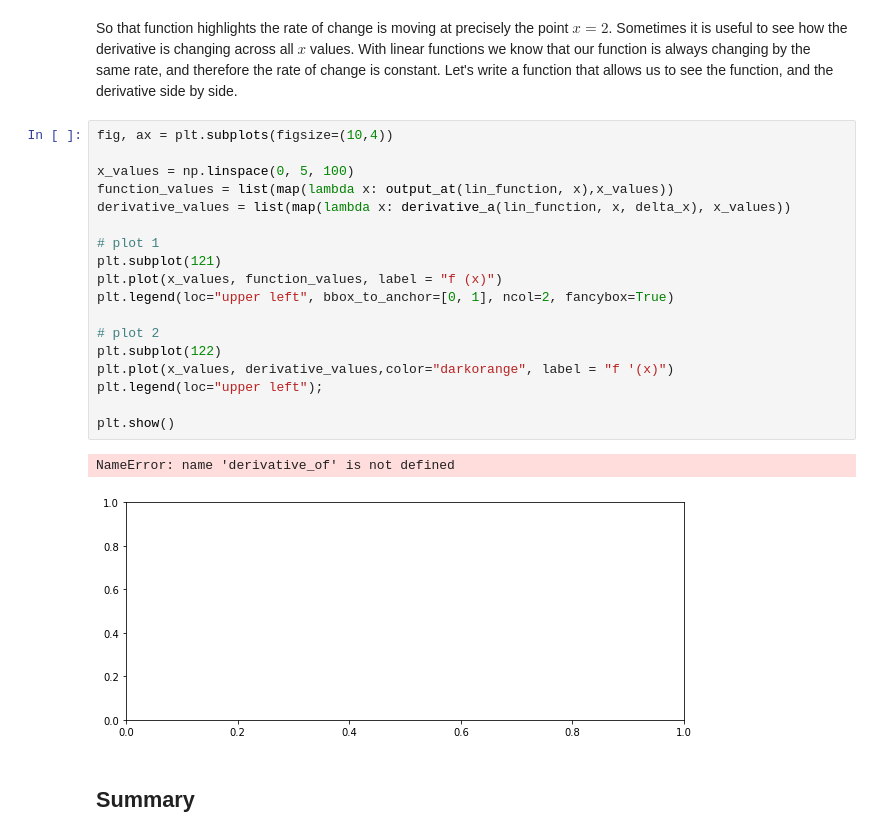
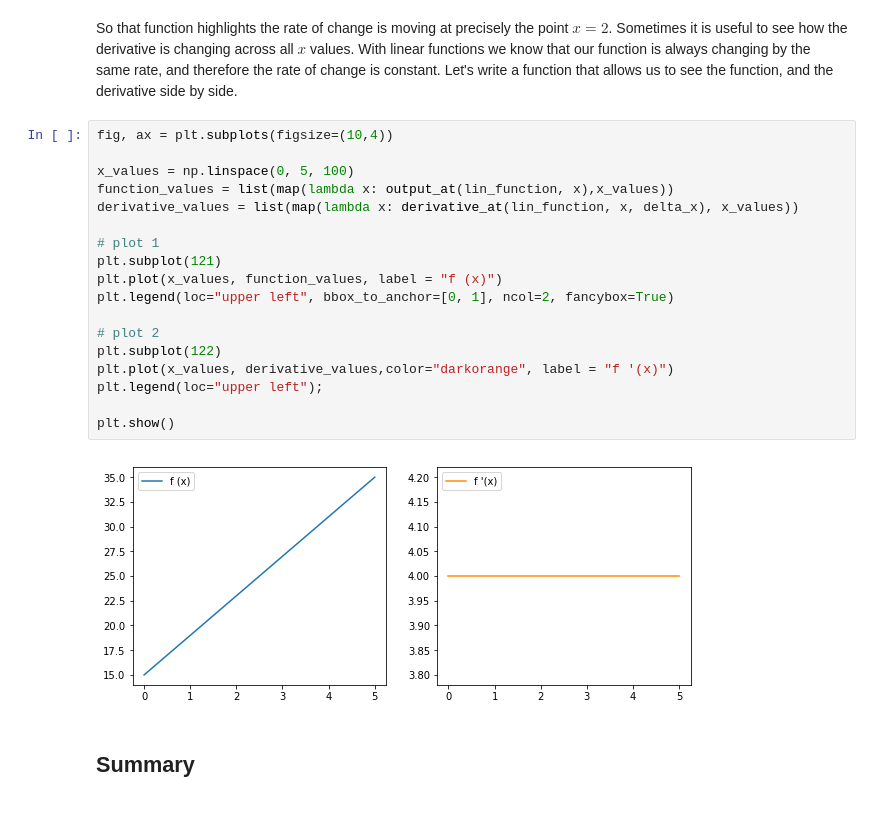
Before and after one commit to tzulungs/dsc-2-14-04-introduction-to-derivatives-lab-nyc-ds-career-012819, a Jupyter notebook: index.ipynb, the cells around one changed output. Cells and saved outputs as stored; diff of their text form.

```diff
--- a/index.ipynb
+++ b/index.ipynb
@@ -266,24 +266,23 @@ So that function highlights the rate of change is moving at precisely the point
 # %%
 fig, ax = plt.subplots(figsize=(10,4))
 
 x_values = np.linspace(0, 5, 100)
 function_values = list(map(lambda x: output_at(lin_function, x),x_values))
-derivative_values = list(map(lambda x: derivative_a(lin_function, x, delta_x), x_values))
+derivative_values = list(map(lambda x: derivative_at(lin_function, x, delta_x), x_values))
 
 # plot 1
 plt.subplot(121)
 plt.plot(x_values, function_values, label = "f (x)")
 plt.legend(loc="upper left", bbox_to_anchor=[0, 1], ncol=2, fancybox=True)
 
 # plot 2
 plt.subplot(122)
 plt.plot(x_values, derivative_values,color="darkorange", label = "f '(x)")
 plt.legend(loc="upper left");
 
 plt.show()
 # %% [output]
-NameError: name 'derivative_of' is not defined
-[figure, old version]
+[figure, new version]
 # %% [markdown]
 ## Summary
 # %% [markdown]
```
